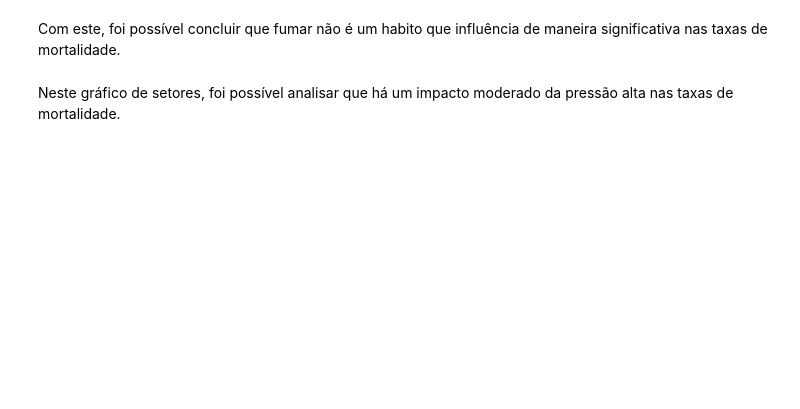
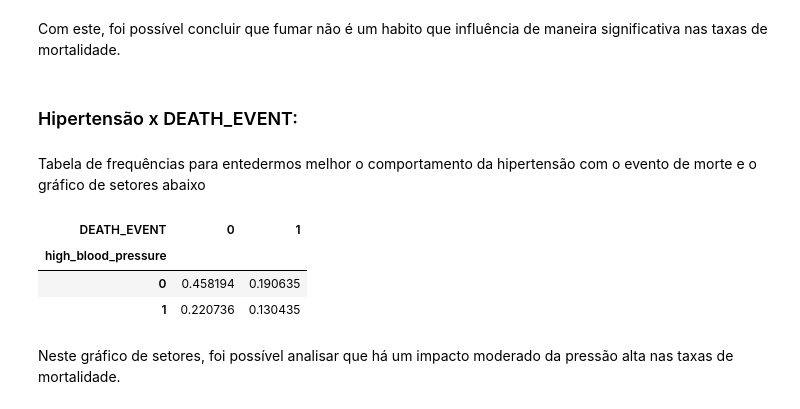
Before and after one commit to BrunoFNRodrigues/Projeto2Cidad, a Jupyter notebook: HeartFailure.ipynb, the cells around one changed output. Saved outputs shown, nothing was run; the diff lists cells and outputs as text; code cells hidden in the pictures; blank space fills up the shorter version.

```diff
--- a/HeartFailure.ipynb
+++ b/HeartFailure.ipynb
@@ -196,6 +237,17 @@ Com este gráfico de setores, foi possível concluir que ter ou não diabetes po
 px.pie(dados, values='smoking',names='DEATH_EVENT', title='Porcentagem de fumantes em relação ao DEATH_EVENT')
 # %% [markdown]
 Com este, foi possível concluir que fumar não é um habito que influência de maneira significativa nas taxas de mortalidade.
+# %% [markdown]
+### Hipertensão x DEATH_EVENT:
+# %% [markdown]
+Tabela de frequências para entedermos melhor o comportamento da hipertensão com o evento de morte e o gráfico de setores abaixo
+# %%
+pd.crosstab(dados.high_blood_pressure,dados.DEATH_EVENT, normalize=True)
+# %% [output]
+| DEATH_EVENT | 0 | 1 |
+| high_blood_pressure |  |  |
+| 0 | 0.458194 | 0.190635 |
+| 1 | 0.220736 | 0.130435 |
 # %%
 px.pie(dados, values='high_blood_pressure',names='DEATH_EVENT', title='Porcentagem de hipertensos em relação ao DEATH_EVENT')
 # %% [markdown]
```
Also changed, not shown: parts of 13 cells of this notebook.
